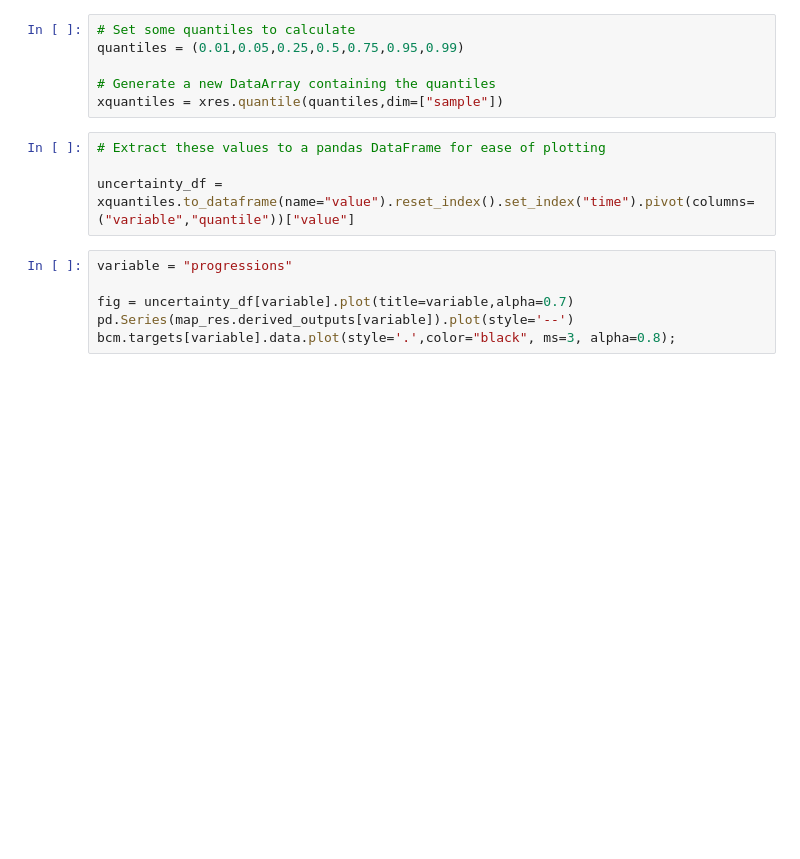
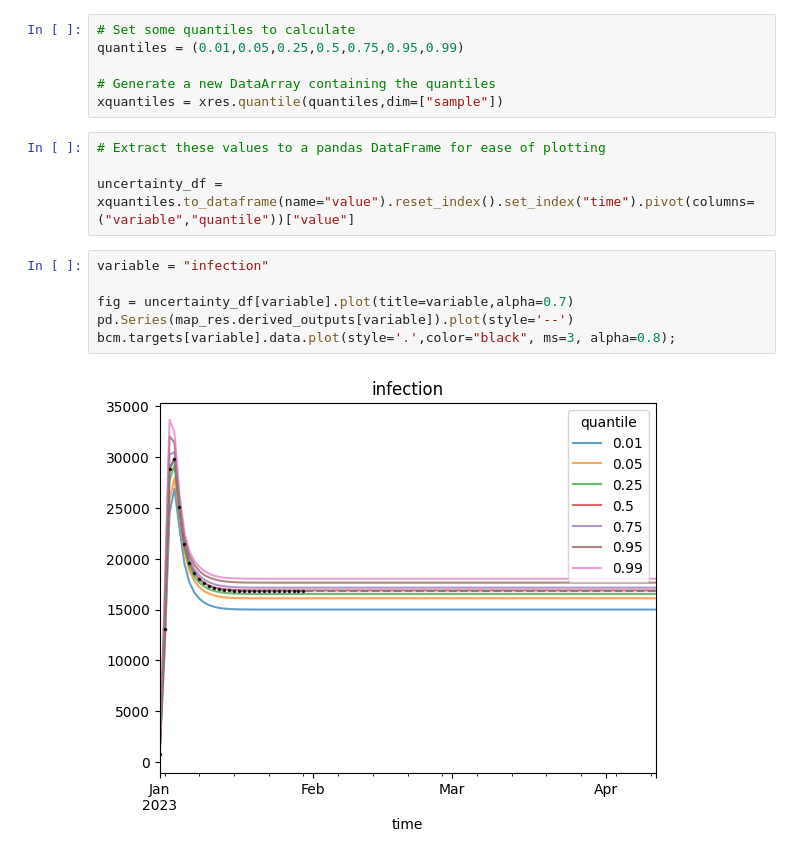
Before and after one commit to monash-emu/DFAT, a Jupyter notebook: Calibration_Simple_Test.ipynb, the cells around one changed output. Saved outputs shown, nothing was run; the diff lists cells and outputs as text; blank space fills up the shorter version.

```diff
--- a/Calibration_Simple_Test.ipynb
+++ b/Calibration_Simple_Test.ipynb
@@ -155,8 +196,10 @@ xquantiles = xres.quantile(quantiles,dim=["sample"])
 
 uncertainty_df = xquantiles.to_dataframe(name="value").reset_index().set_index("time").pivot(columns=("variable","quantile"))["value"]
 # %%
-variable = "progressions"
+variable = "infection"
 
 fig = uncertainty_df[variable].plot(title=variable,alpha=0.7)
 pd.Series(map_res.derived_outputs[variable]).plot(style='--')
 bcm.targets[variable].data.plot(style='.',color="black", ms=3, alpha=0.8);
+# %% [output]
+[figure, added]
```
Also changed, not shown: parts of 17 cells of this notebook.
